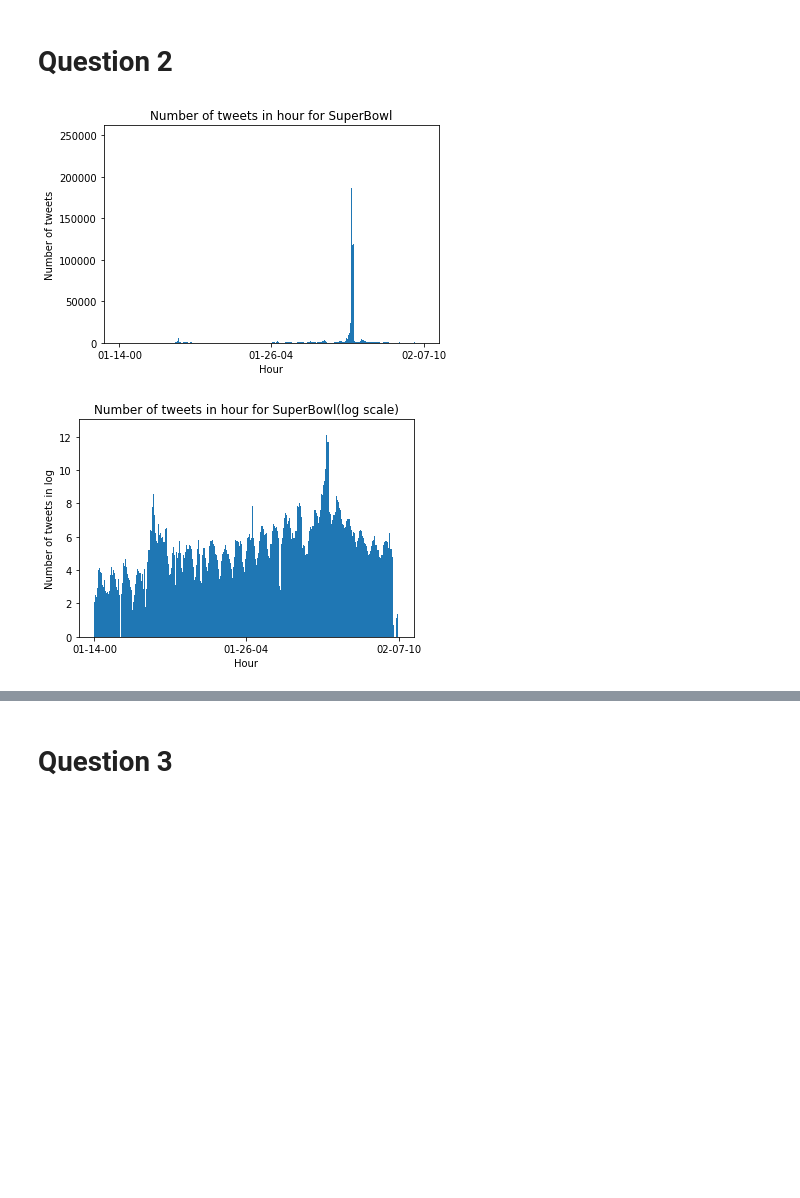
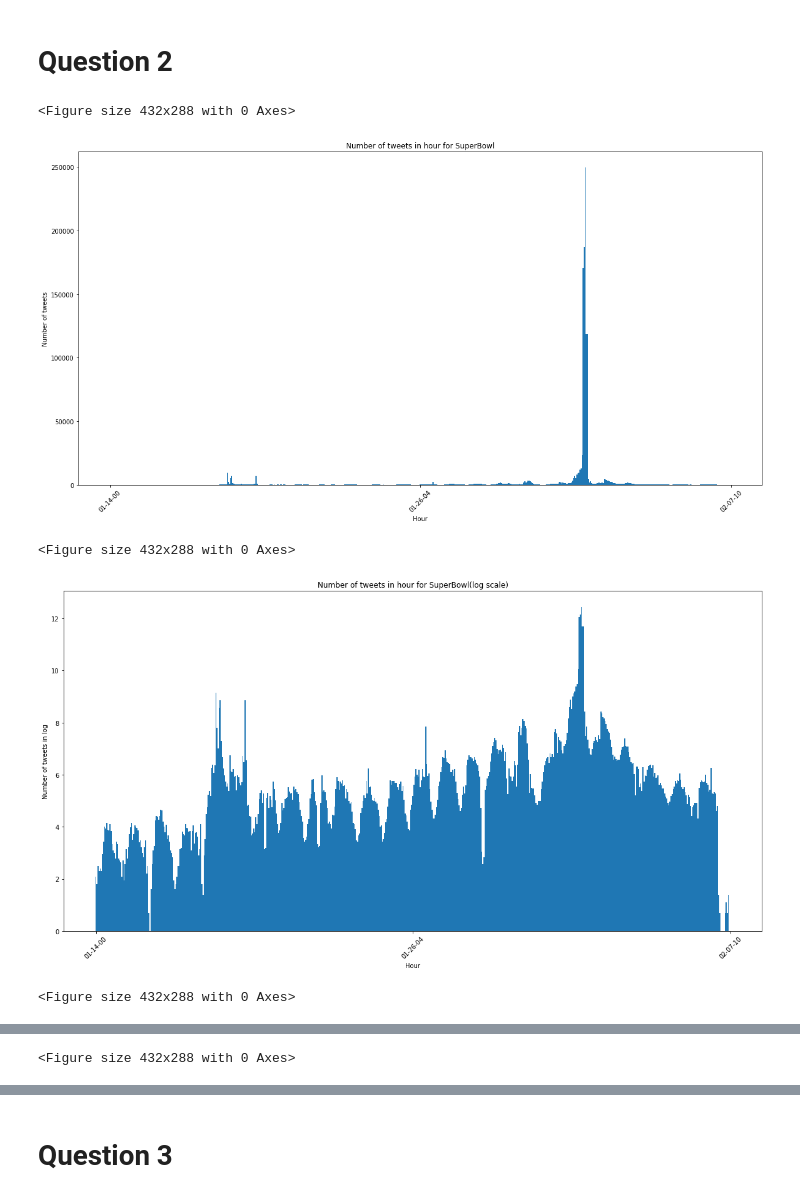
Before and after one commit to superAX/Twitter-Popularity-Prediction, a Jupyter notebook: EE219_Project5.ipynb, the cells around one changed output, grey strips where cells are left out. Saved outputs shown, nothing was run; the diff lists cells and outputs as text; code cells hidden in the pictures; blank space fills up the shorter version.

```diff
--- a/EE219_Project5.ipynb
+++ b/EE219_Project5.ipynb
@@ -112,32 +148,39 @@ def plot_num_tweets_per_hour(file_name, hashtag_name):
         post_time = eachTweet['citation_date']
         mdh = datetime.fromtimestamp(post_time, pst_tz).strftime("%m-%d-%H")
         hm_map[mdh] = hm_map[mdh] + 1
 
     # plot the figure
     plt.figure()
+    plt.figure(figsize=(20,10))
     plt.bar(range(len(hour_list)), hm_map.values(), width=1)
     plt.xlabel('Hour')
     plt.ylabel('Number of tweets')
     plt.title(('Number of tweets in hour for ' + hashtag_name))
     plt.xticks([0,int(len(hour_list)/2),len(hour_list)],[hour_list[0],hour_list[int(len(hour_list)/2)-1],hour_list[len(hour_list)-1]])
+    plt.xticks(rotation=45)
     plt.show()
 
     logNum = []
     for i in hm_map.values() :
         logNum.append(np.log(i))
 
     plt.figure()
+    plt.figure(figsize=(20,10))
     plt.bar(range(len(hour_list)), logNum, width=1)
     plt.xlabel('Hour')
     plt.ylabel('Number of tweets in log')
     plt.title(('Number of tweets in hour for ' + hashtag_name + '(log scale)'))
     plt.xticks([0,int(len(hour_list)/2),len(hour_list)],[hour_list[0],hour_list[int(len(hour_list)/2)-1],hour_list[len(hour_list)-1]])
+    plt.xticks(rotation=45)
     plt.show()
 
 
 # Plot the two figures
 plot_num_tweets_per_hour('tweets_#superbowl.txt', 'SuperBowl')
 plot_num_tweets_per_hour('tweets_#nfl.txt', 'NFL')
 # %% [output]
+<Figure size 432x288 with 0 Axes>
-[figure, old version]
+[figure, new version]
+<Figure size 432x288 with 0 Axes>
-[figure, old version]
+[figure, new version]
+<Figure size 432x288 with 0 Axes>
@@ -144,0 +188 @@ plot_num_tweets_per_hour('tweets_#nfl.txt', 'NFL')
+<Figure size 432x288 with 0 Axes>
```
Also changed, not shown: parts of 102 cells of this notebook.
